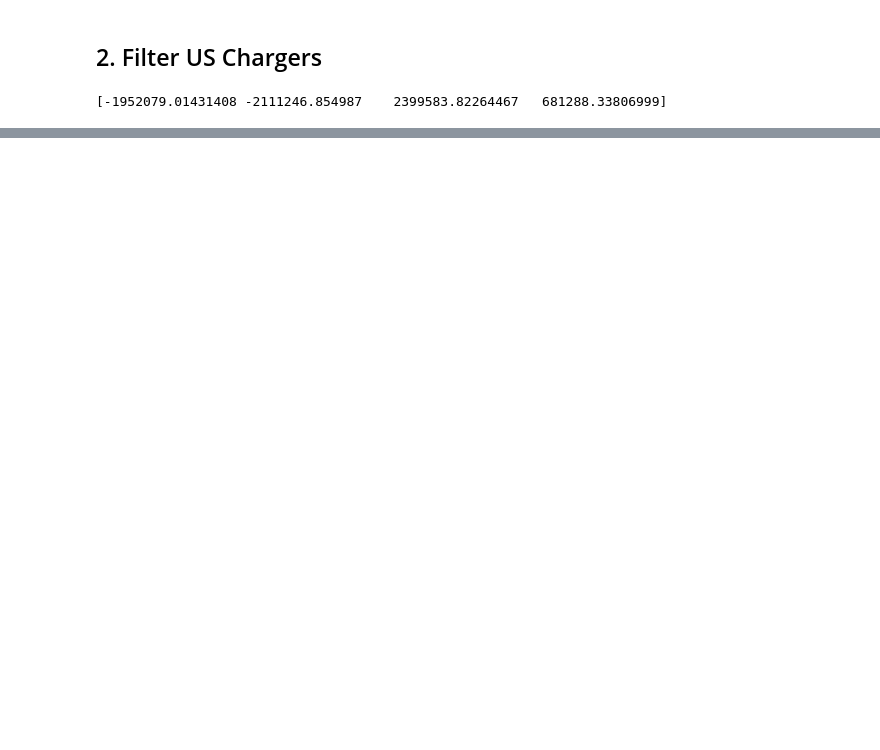
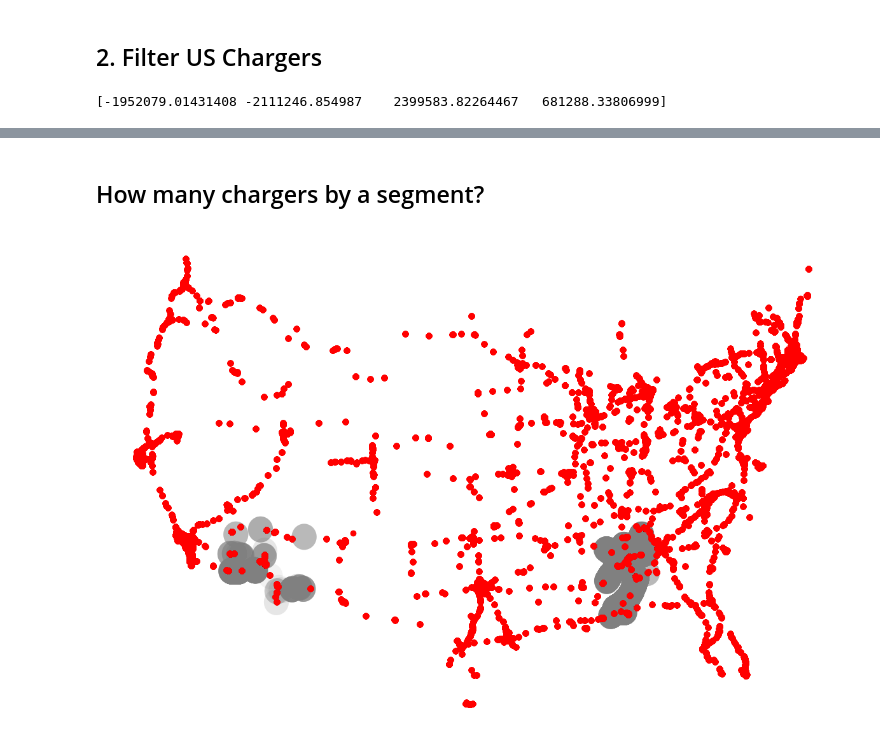
Before and after one commit to drewbarkman/ev-analysis, a Jupyter notebook: drew.ipynb, the cells around one changed output, grey strips where cells are left out. Cells and saved outputs as stored; diff of their text form; code cells hidden in the pictures; blank space fills up the shorter version.

```diff
--- a/drew.ipynb
+++ b/drew.ipynb
@@ -106,0 +163,24 @@ Index(['aadt', 'aadt_combination', 'aadt_d', 'aadt_single_unit',
+# %% [markdown]
+## How many chargers by a segment?
+# %%
+us_charger_units = pd.read_csv('data/USAllChargingUnits.csv')
+us_charger_units = gpd.GeoDataFrame(us_charger_units, geometry = gpd.points_from_xy(us_charger_units['Longitude'], us_charger_units['Latitude']))
+us_charger_units = us_charger_units.cx[USA_48_STATES_BBOX[0]:USA_48_STATES_BBOX[2], USA_48_STATES_BBOX[1]:USA_48_STATES_BBOX[3]]
+us_charger_units = us_charger_units.set_crs('EPSG:4326')
+# %%
+charging_units_by_interstate = gpd.sjoin(
+    us_charger_units.to_crs('EPSG:9311'),
+    gpd.GeoDataFrame(geometry=interstates_1_mile).to_crs('EPSG:9311'),
+    how="inner",
+    predicate="intersects"
+).drop_duplicates(subset = 'index_right')
+# %%
+fig, ax = plt.subplots(figsize=(15, 10))
+
+interstates_simple.iloc[0:10000].buffer(80467.2).plot(ax = ax, color = "gray", alpha = 0.1)
+charging_units_by_interstate.plot(ax = ax, color = "red")
+
+ax.set_aspect('auto')
+ax.set_axis_off()
+# %% [output]
+[figure, added]
```
Also changed, not shown: parts of 42 cells of this notebook, 3 other files.
